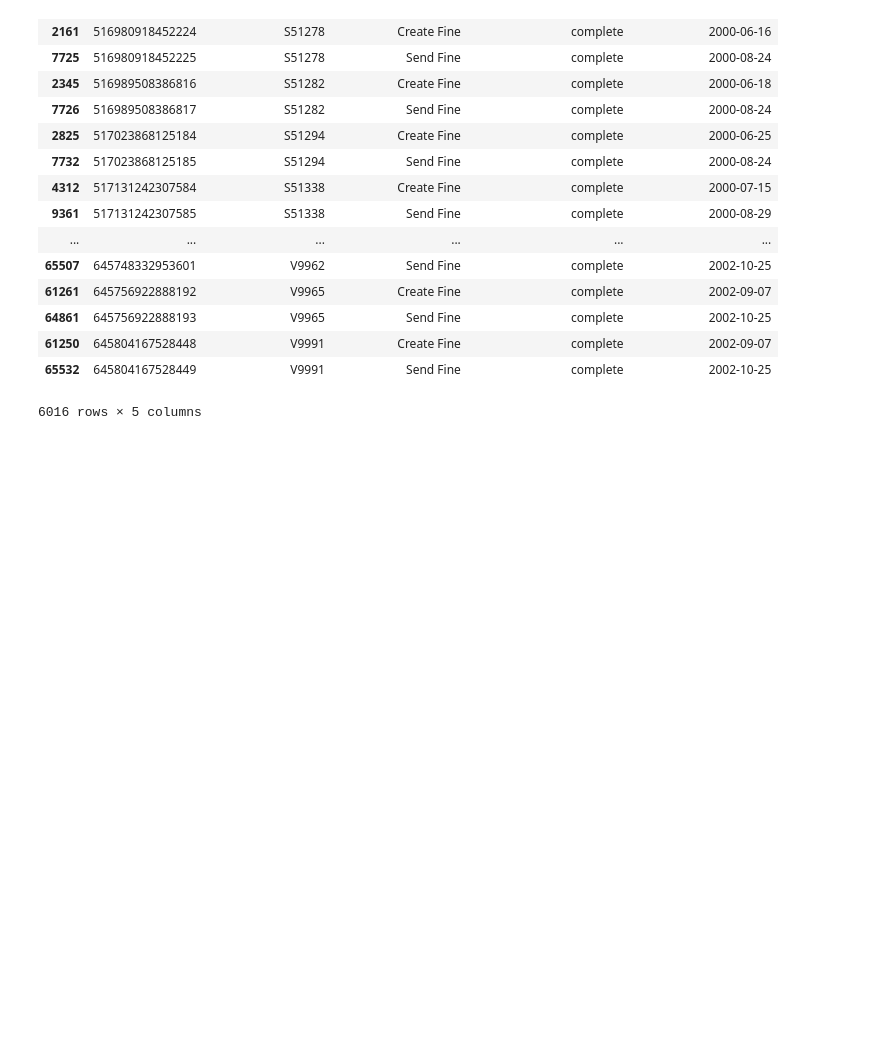
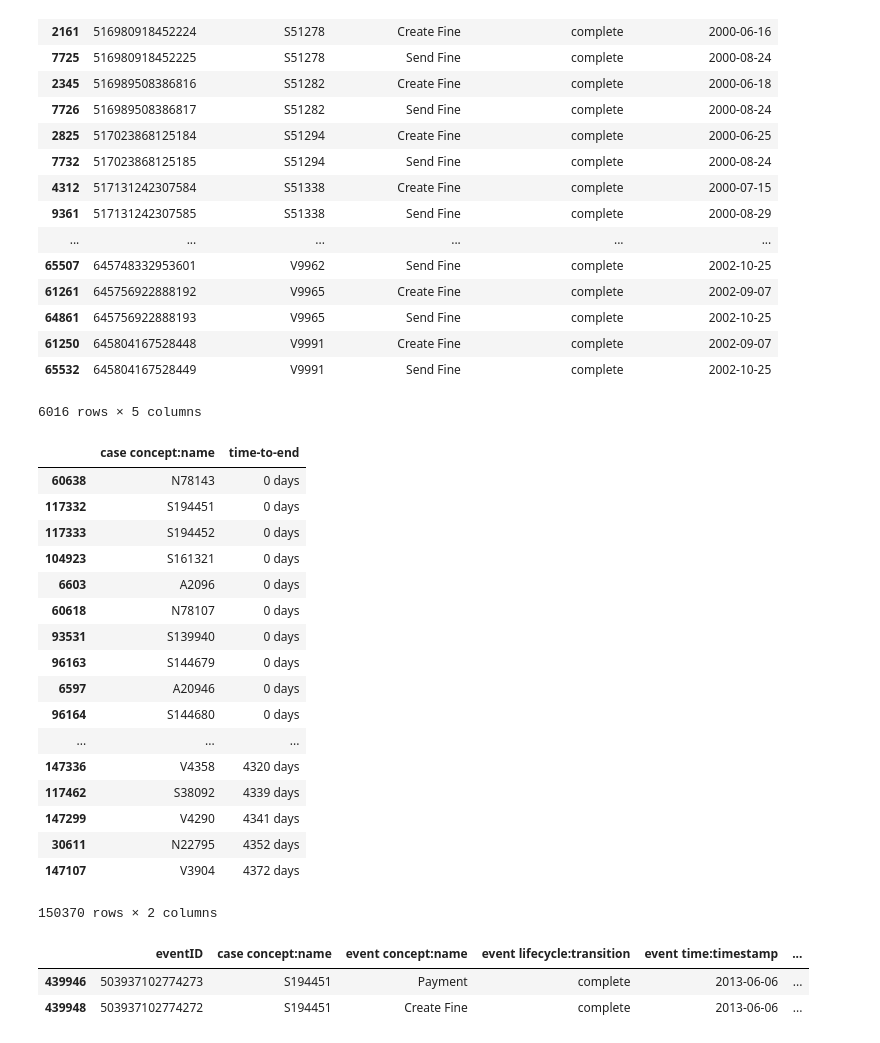
Before and after one commit to dbl-process-mining-group-7/Time-Cycle-Prediction-Tool, a Jupyter notebook: Process Mining test code.ipynb, the cells around one changed output. Drawn from its saved outputs; the diff is of its cells as text; code cells hidden in the pictures; blank space fills up the shorter version.

```diff
--- a/Process Mining test code.ipynb
+++ b/Process Mining test code.ipynb
@@ -123,3 +135,30 @@ df[df['case concept:name'].isin(special_cases)].sort_values(by=['case concept:na
 | 61250 | 645804167528448 | V9991 | Create Fine | complete | 2002-09-07 |
 | 65532 | 645804167528449 | V9991 | Send Fine | complete | 2002-10-25 |
 6016 rows × 5 columns
+# %%
+times.sort_values('time-to-end')
+# %% [output]
+|  | case concept:name | time-to-end |
+| 60638 | N78143 | 0 days |
+| 117332 | S194451 | 0 days |
+| 117333 | S194452 | 0 days |
+| 104923 | S161321 | 0 days |
+| 6603 | A2096 | 0 days |
+| 60618 | N78107 | 0 days |
+| 93531 | S139940 | 0 days |
+| 96163 | S144679 | 0 days |
+| 6597 | A20946 | 0 days |
+| 96164 | S144680 | 0 days |
+| ... | ... | ... |
+| 147336 | V4358 | 4320 days |
+| 117462 | S38092 | 4339 days |
+| 147299 | V4290 | 4341 days |
+| 30611 | N22795 | 4352 days |
+| 147107 | V3904 | 4372 days |
+150370 rows × 2 columns
+# %%
+df[df['case concept:name']=='S194451']
+# %% [output]
+|  | eventID | case concept:name | event concept:name | event lifecycle:transition | event time:timestamp | ... |
+| 439946 | 503937102774273 | S194451 | Payment | complete | 2013-06-06 | ... |
+| 439948 | 503937102774272 | S194451 | Create Fine | complete | 2013-06-06 | ... |
```
Also changed, not shown: parts of 7 cells of this notebook.
